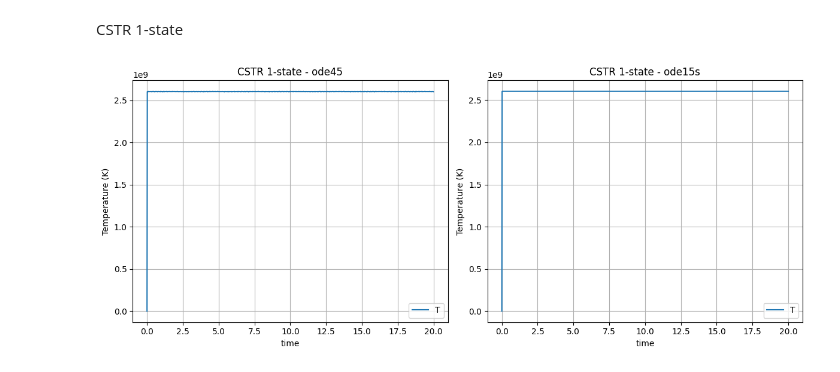
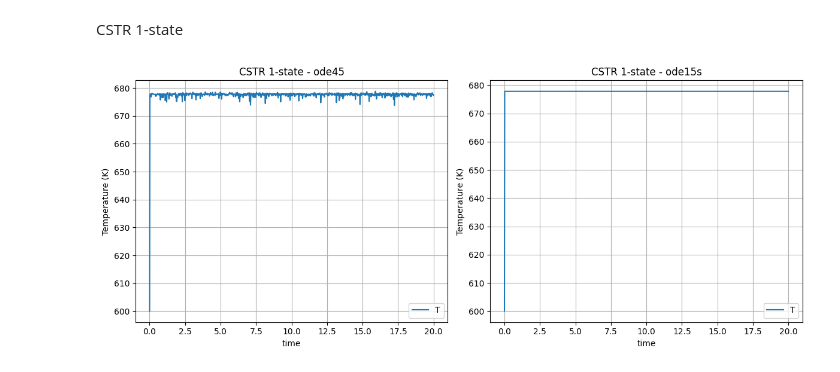
Before and after one commit to EstherCon0/SciComDiff, a Jupyter notebook: Exam.ipynb, the cells around one changed output. Saved outputs shown, nothing was run; the diff lists cells and outputs as text; code cells hidden in the pictures.

```diff
--- a/Exam.ipynb
+++ b/Exam.ipynb
@@ -378,8 +378,8 @@ def CSTR_1state(t, T, Tin):
     beta = -deltaHr / (rho * cp)
 
 
-    CA = CA_in+1/beta * (T0-T)
-    CB = CB_in+2/beta * (T0-T)
+    CA = CA_in + 1/beta * (T0-T)
+    CB = CB_in + 2/beta * (T0-T)
 
     k = k0 * np.exp(-Ea_over_R/T)
 
@@ -395,7 +395,7 @@ def CSTR_1state(t, T, Tin):
 def CSTR_1state_Jac(t, T, Tin):
 
     T = T[0]
-    stants
+
 
     deltaHr = -560
     rho = 1.0
@@ -410,15 +410,35 @@ def CSTR_1state_Jac(t, T, Tin):
     CB_in = 2.4/2
     beta = -deltaHr / (rho * cp)
 
-    CA = CA_in+1/beta * (T0-T)
-    CB = CB_in+2/beta * (T0-T)
+    CA = CA_in + 1/beta * (T0-T)
+    CB = CB_in + 2/beta * (T0-T)
 
     k = k0 * np.exp(-Ea_over_R/T)
     r = k * CA * CB
 
+    # k0 * np.exp(-Ea_over_R/T)*(CA_in + 1/beta * (T0-T))*(CB_in + 2/beta * (T0-T))
+
+    #
+
+    #from chatten
+
+    k = k0 * np.exp(-Ea_over_R / T)
+    CA = CA_in + (1/beta)*(T0 - T)
+    CB = CB_in + (2/beta)*(T0 - T)
+
+    # Derivatives
     dk_dT = (Ea_over_R / T**2) * k
+    dCA_dT = -1/beta
+    dCB_dT = -2/beta
 
-    dr_dT = dk_dT * CA * CB
+    # Full derivative using product rule
+    dr_dT = dk_dT * CA * CB + k * dCA_dT * CB + k * CA * dCB_dT
+    #end here
+
+
+    #dk_dT = (Ea_over_R / T**2) * k
+
+    #dr_dT = dk_dT * CA * CB
 
     Jac = np.array([
         [-F/V + beta * dr_dT]
@@ -436,31 +456,31 @@ t_span = (0, 20)
 t_eval = np.linspace(t_span[0], t_span[1], 1000)
 
 # Solve the ODE
 sol_ode45 = solve_ivp(CSTR_1state, t_span, [T0], args=(Tin,), t_eval=t_eval, method='RK45')
 sol_ode15s = solve_ivp(CSTR_1state, t_span, [T0], args=(Tin,), t_eval=t_eval, method='BDF', jac=CSTR_1state_Jac)
 
 # -------------------------------------------------------------------
 
 # Plotting
 fig, axs = plt.subplots(1, 2, figsize=(12, 5))
 
 # Plot ode45
 axs[0].plot(t_eval, sol_ode45.y[0], label='T')
 axs[0].set_xlabel('time')
 axs[0].set_ylabel('Temperature (K)')
 axs[0].set_title('CSTR 1-state - ode45')
 axs[0].legend()
 axs[0].grid()
 
 # Plot ode15s
 axs[1].plot(t_eval, sol_ode15s.y[0], label='T')
 axs[1].set_xlabel('time')
 axs[1].set_ylabel('Temperature (K)')
 axs[1].set_title('CSTR 1-state - ode15s')
 axs[1].legend()
 axs[1].grid()
 
 plt.tight_layout()
 plt.show()
 # %% [output]
-[figure, old version]
+[figure, new version]
```
Also changed, not shown: parts of 4 cells of this notebook, 2 other files.
